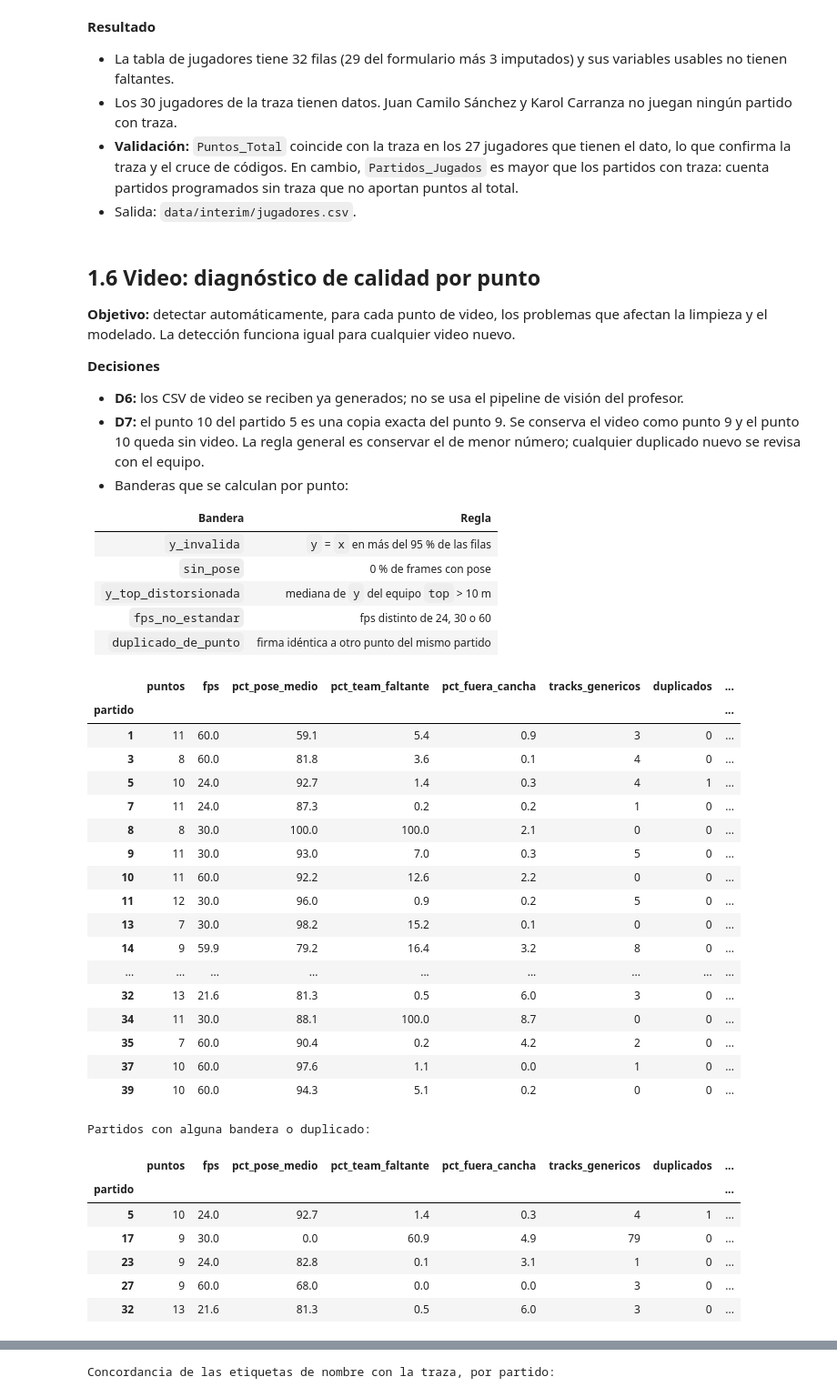
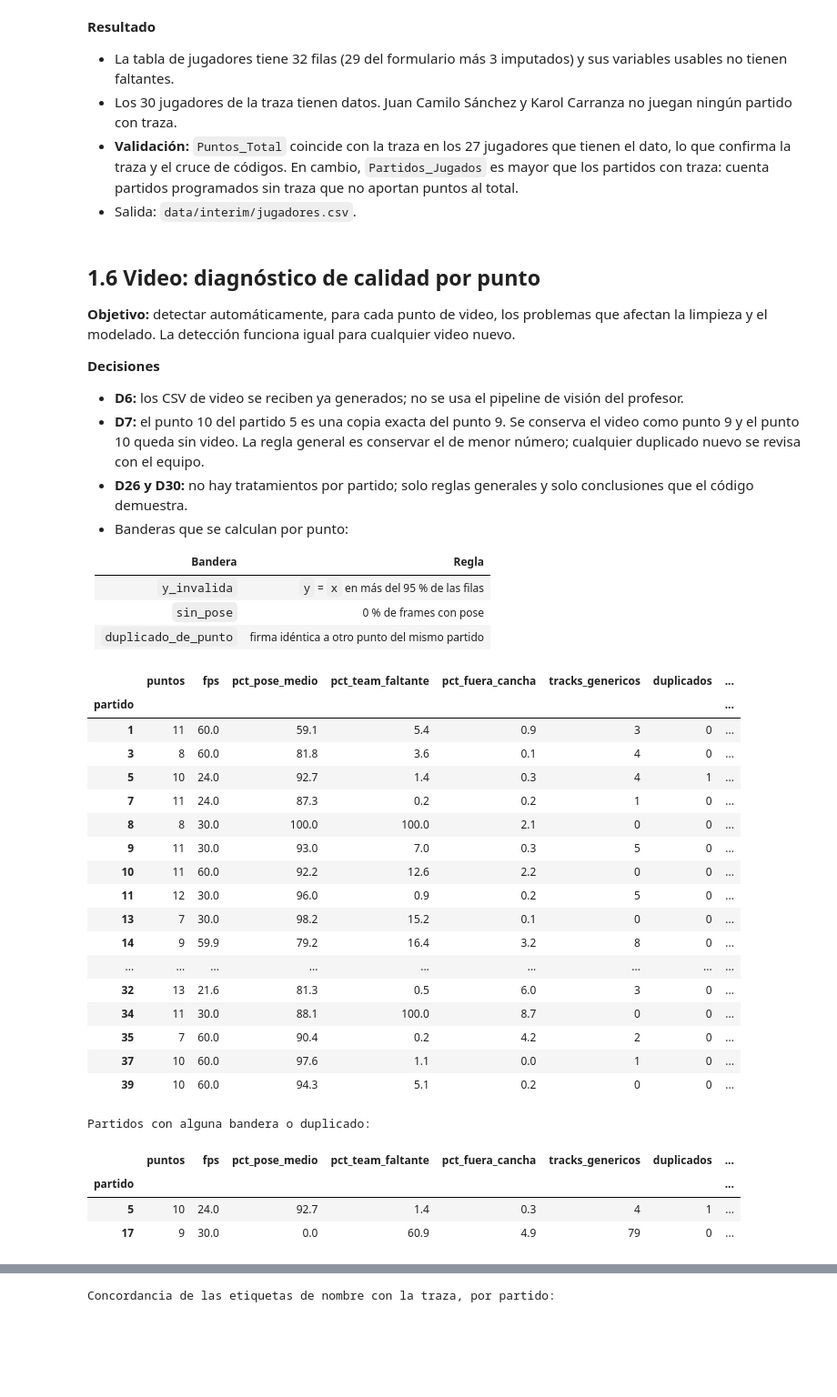
Before and after one commit to juanjocamposv/Proyecto_final_analitica, a Jupyter notebook: notebooks/Proyecto_Parejas_Padel.ipynb, the cells around one changed output, grey strips where cells are left out. Shown at 91% size. Saved outputs shown, nothing was run; the diff lists cells and outputs as text; code cells hidden in the pictures; blank space fills up the shorter version.

```diff
--- a/notebooks/Proyecto_Parejas_Padel.ipynb
+++ b/notebooks/Proyecto_Parejas_Padel.ipynb
@@ -684,53 +786,49 @@ Diferencias:
 **Decisiones**
 - **D6:** los CSV de video se reciben ya generados; no se usa el pipeline de visión del profesor.
 - **D7:** el punto 10 del partido 5 es una copia exacta del punto 9. Se conserva el video como punto 9 y el punto 10 queda sin video. La regla general es conservar el de menor número; cualquier duplicado nuevo se revisa con el equipo.
+- **D26 y D30:** no hay tratamientos por partido; solo reglas generales y solo conclusiones que el código demuestra.
 - Banderas que se calculan por punto:
 
 | Bandera | Regla |
 |---|---|
 | `y_invalida` | `y` = `x` en más del 95 % de las filas |
 | `sin_pose` | 0 % de frames con pose |
-| `y_top_distorsionada` | mediana de `y` del equipo `top` > 10 m |
-| `fps_no_estandar` | fps distinto de 24, 30 o 60 |
 | `duplicado_de_punto` | firma idéntica a otro punto del mismo partido |
 # %%
 diagnostico = vid.diagnosticar_puntos(video)
-banderas = ['y_invalida', 'sin_pose', 'y_top_distorsionada', 'fps_no_estandar']
+banderas = ['y_invalida', 'sin_pose']
 por_partido = diagnostico.groupby('partido').agg(
     puntos=('punto', 'size'), fps=('fps', 'median'), pct_pose_medio=('pct_pose', 'mean'),
     pct_team_faltante=('pct_team_faltante', 'mean'), pct_fuera_cancha=('pct_fuera_cancha', 'mean'),
     tracks_genericos=('tracks_genericos', 'sum'), duplicados=('duplicado_de_punto', 'count'),
     **{b: (b, 'sum') for b in banderas}).round(1)
 display(por_partido)
 print('Partidos con alguna bandera o duplicado:')
 display(por_partido[(por_partido[banderas + ['duplicados']] > 0).any(axis=1)])
 # %% [output]
 |  | puntos | fps | pct_pose_medio | pct_team_faltante | pct_fuera_cancha | tracks_genericos | duplicados | ... |
 | partido |  |  |  |  |  |  |  | ... |
 | 1 | 11 | 60.0 | 59.1 | 5.4 | 0.9 | 3 | 0 | ... |
 | 3 | 8 | 60.0 | 81.8 | 3.6 | 0.1 | 4 | 0 | ... |
 | 5 | 10 | 24.0 | 92.7 | 1.4 | 0.3 | 4 | 1 | ... |
 | 7 | 11 | 24.0 | 87.3 | 0.2 | 0.2 | 1 | 0 | ... |
 | 8 | 8 | 30.0 | 100.0 | 100.0 | 2.1 | 0 | 0 | ... |
 | 9 | 11 | 30.0 | 93.0 | 7.0 | 0.3 | 5 | 0 | ... |
 | 10 | 11 | 60.0 | 92.2 | 12.6 | 2.2 | 0 | 0 | ... |
 | 11 | 12 | 30.0 | 96.0 | 0.9 | 0.2 | 5 | 0 | ... |
 | 13 | 7 | 30.0 | 98.2 | 15.2 | 0.1 | 0 | 0 | ... |
 | 14 | 9 | 59.9 | 79.2 | 16.4 | 3.2 | 8 | 0 | ... |
 | ... | ... | ... | ... | ... | ... | ... | ... | ... |
 | 32 | 13 | 21.6 | 81.3 | 0.5 | 6.0 | 3 | 0 | ... |
 | 34 | 11 | 30.0 | 88.1 | 100.0 | 8.7 | 0 | 0 | ... |
 | 35 | 7 | 60.0 | 90.4 | 0.2 | 4.2 | 2 | 0 | ... |
 | 37 | 10 | 60.0 | 97.6 | 1.1 | 0.0 | 1 | 0 | ... |
 | 39 | 10 | 60.0 | 94.3 | 5.1 | 0.2 | 0 | 0 | ... |
 Partidos con alguna bandera o duplicado:
 |  | puntos | fps | pct_pose_medio | pct_team_faltante | pct_fuera_cancha | tracks_genericos | duplicados | ... |
 | partido |  |  |  |  |  |  |  | ... |
 | 5 | 10 | 24.0 | 92.7 | 1.4 | 0.3 | 4 | 1 | ... |
 | 17 | 9 | 30.0 | 0.0 | 60.9 | 4.9 | 79 | 0 | ... |
-| 23 | 9 | 24.0 | 82.8 | 0.1 | 3.1 | 1 | 0 | ... |
-| 27 | 9 | 60.0 | 68.0 | 0.0 | 0.0 | 3 | 0 | ... |
-| 32 | 13 | 21.6 | 81.3 | 0.5 | 6.0 | 3 | 0 | ... |
 # %% [markdown]
 **Resultado: partidos con problemas de calidad**
 
```
Also changed, not shown: parts of 41 cells of this notebook, 37 other files.
